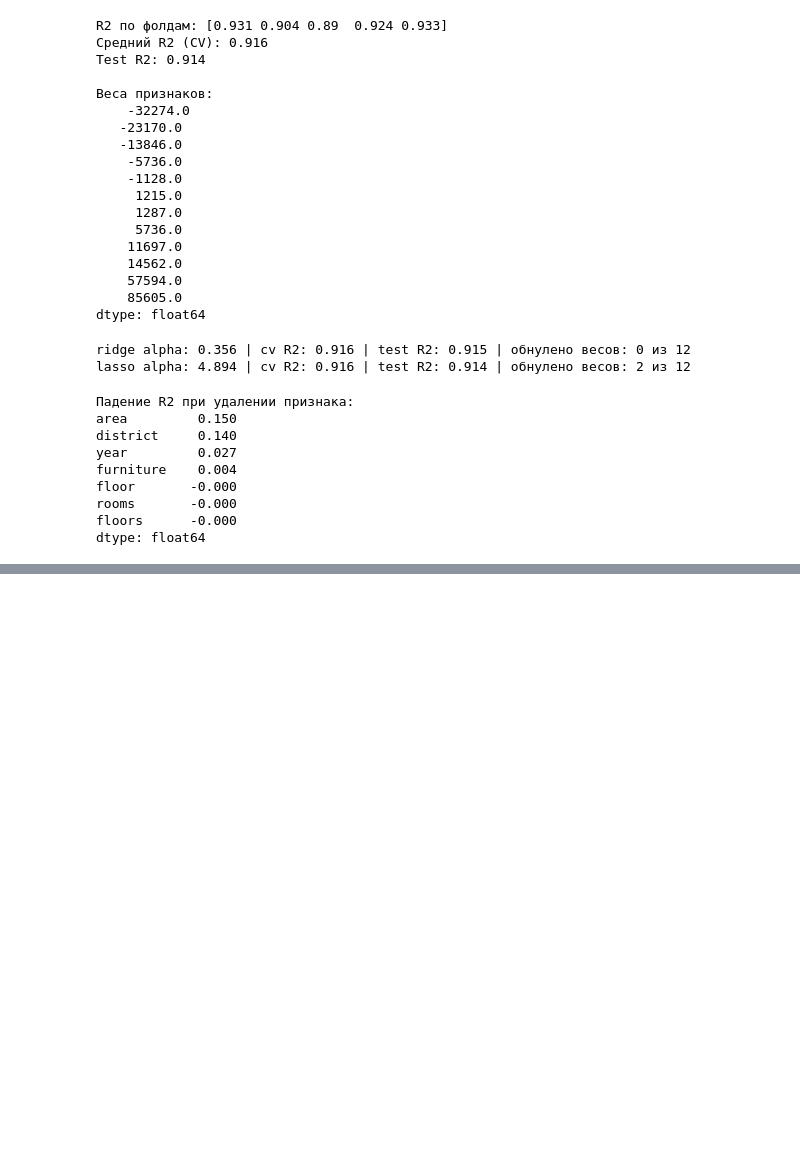
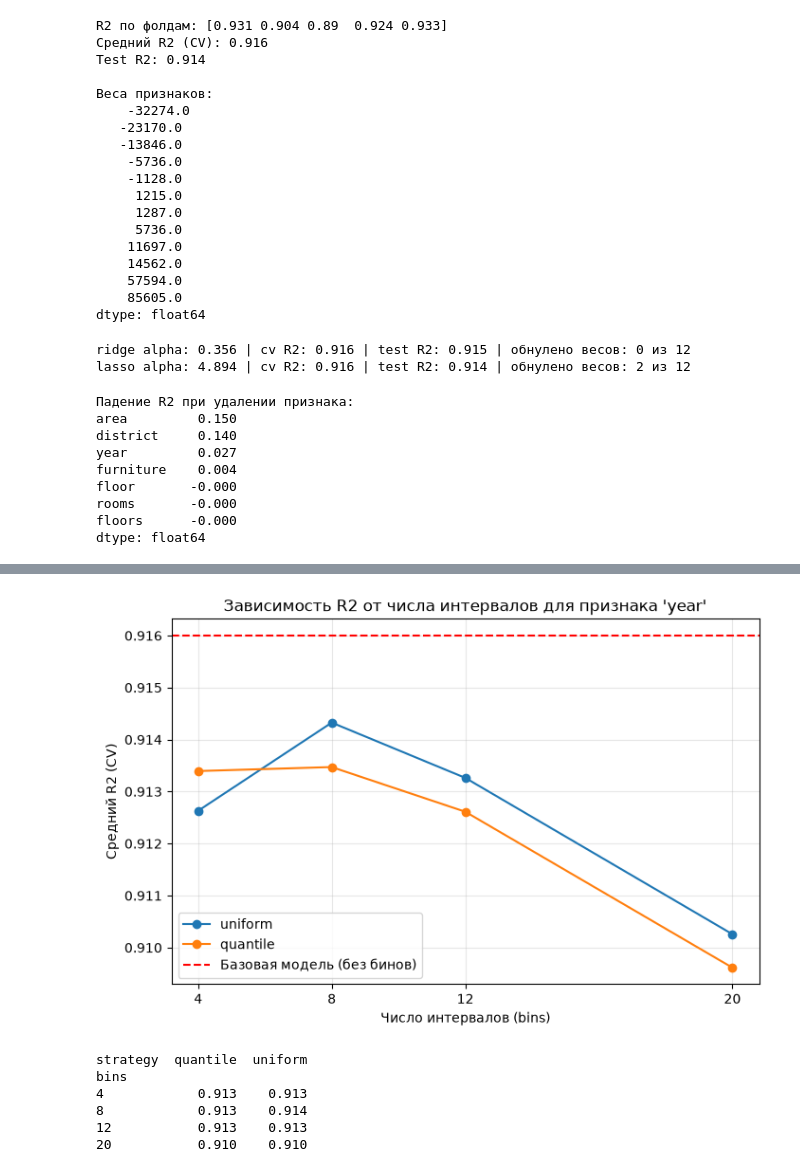
Before and after one commit to Vikulpynai/lab8, a Jupyter notebook: notebooks/lab8.ipynb, the cells around one changed output, grey strips where cells are left out. Cells and saved outputs as stored; diff of their text form; code cells hidden in the pictures; blank space fills up the shorter version.

```diff
--- a/notebooks/lab8.ipynb
+++ b/notebooks/lab8.ipynb
@@ -167,0 +231,52 @@ dtype: float64
+# %%
+# П3. Бинаризация признака 'year'
+
+from sklearn.preprocessing import KBinsDiscretizer
+import matplotlib.pyplot as plt
+
+num_wo = ["rooms", "area", "floor", "floors"]
+
+def make_prep_bins(n_bins=8, strategy="uniform"):
+    return make_column_transformer(
+        (make_pipeline(SimpleImputer(strategy="median"), StandardScaler()), num_wo),
+        (make_pipeline(SimpleImputer(strategy="median"),
+                       KBinsDiscretizer(n_bins=n_bins, encode="onehot", strategy=strategy)), ["year"]),
+        (make_pipeline(SimpleImputer(strategy="most_frequent"),
+                       OneHotEncoder(handle_unknown="ignore")), cat_cols)
+    )
+
+results = []
+bin_counts = [4, 8, 12, 20]
+
+for strategy in ["uniform", "quantile"]:
+    for n in bin_counts:
+        m = make_pipeline(make_prep_bins(n_bins=n, strategy=strategy), LinearRegression())
+        score = cross_val_score(m, X_train, y_train, cv=5, scoring="r2").mean()
+        results.append({"strategy": strategy, "bins": n, "r2": score})
+
+res_df = pd.DataFrame(results)
+
+# Строим график
+plt.figure(figsize=(8, 5))
+for strategy in ["uniform", "quantile"]:
+    subset = res_df[res_df["strategy"] == strategy]
+    plt.plot(subset["bins"], subset["r2"], marker='o', label=strategy)
+
+plt.axhline(0.916, color='red', linestyle='--', label='Базовая модель (без бинов)')
+plt.title("Зависимость R2 от числа интервалов для признака 'year'")
+plt.xlabel("Число интервалов (bins)")
+plt.ylabel("Средний R2 (CV)")
+plt.xticks(bin_counts)
+plt.grid(True, alpha=0.3)
+plt.legend()
+plt.show()
+
+print(res_df.pivot(index="bins", columns="strategy", values="r2").round(3))
+# %% [output]
+[figure, added]
+strategy  quantile  uniform
+bins
+4            0.913    0.913
+8            0.913    0.914
+12           0.913    0.913
+20           0.910    0.910
```
Also changed, not shown: parts of 2 cells of this notebook, 4 other files.
